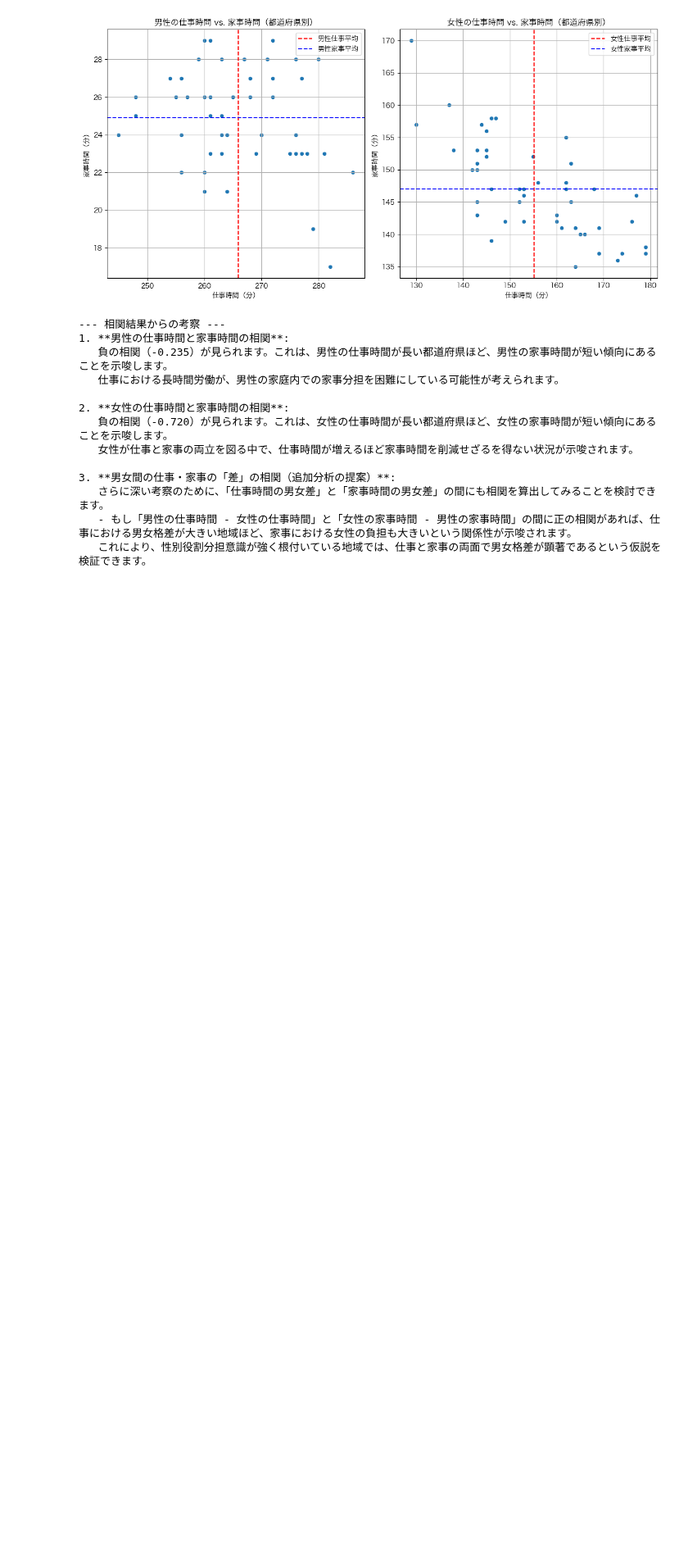
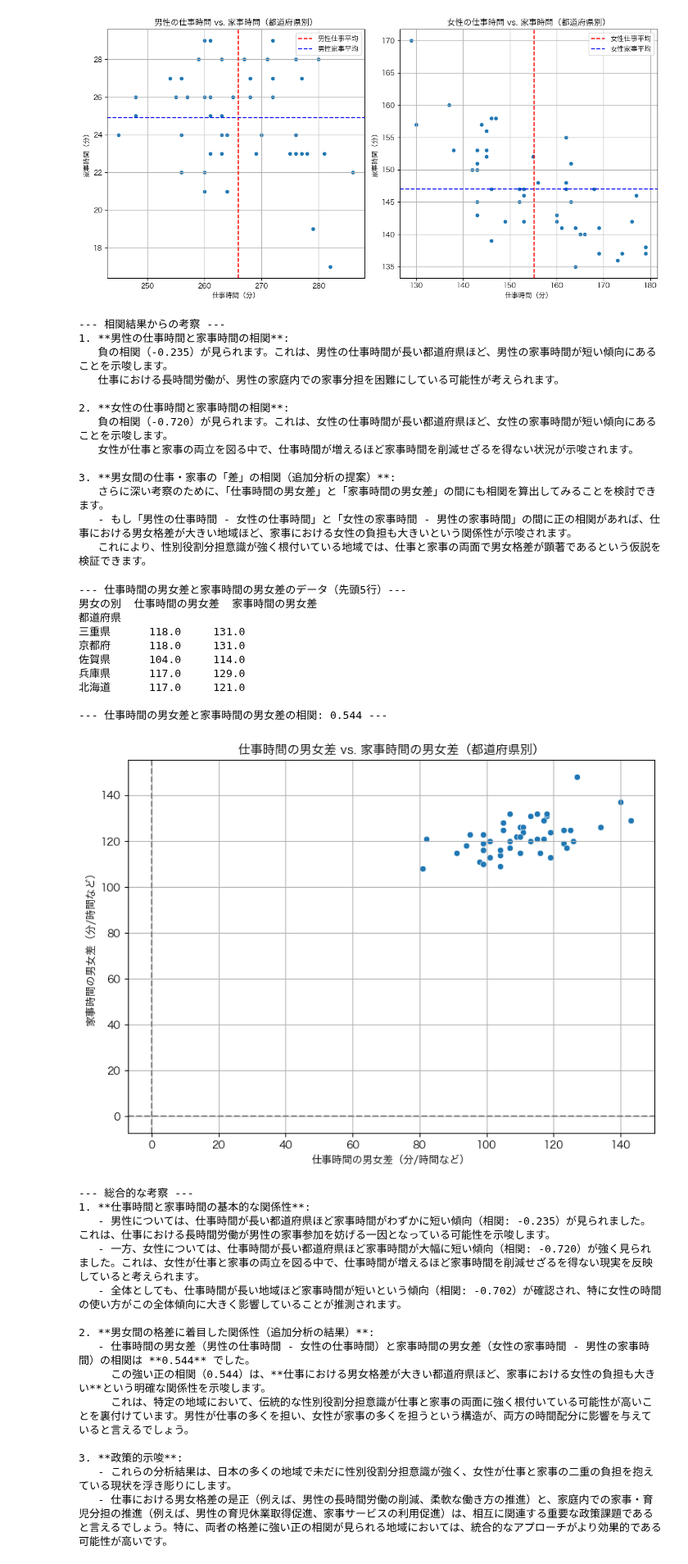
Before and after one commit to 3241Kanaha/statistics-2025, a Jupyter notebook: gende_prefecture.ipynb, the cells around one changed output. Shown at 82% size. Cells and saved outputs as stored; diff of their text form; code cells hidden in the pictures; blank space fills up the shorter version.

```diff
--- a/gende_prefecture.ipynb
+++ b/gende_prefecture.ipynb
@@ -357,3 +357,83 @@ Index(['0_総数_仕事', '1_男_仕事', '2_女_仕事', '0_総数_家事', '1_
    さらに深い考察のために、「仕事時間の男女差」と「家事時間の男女差」の間にも相関を算出してみることを検討できます。
    - もし「男性の仕事時間 - 女性の仕事時間」と「女性の家事時間 - 男性の家事時間」の間に正の相関があれば、仕事における男女格差が大きい地域ほど、家事における女性の負担も大きいという関係性が示唆されます。
    これにより、性別役割分担意識が強く根付いている地域では、仕事と家事の両面で男女格差が顕著であるという仮説を検証できます。
+# %%
+# --- 追加分析: 仕事時間の男女差と家事時間の男女差の相関 ---
+# 仕事時間の男女差 (男性 - 女性)
+df_combined_time['仕事時間の男女差'] = df_combined_time['1_男_仕事'] - df_combined_time['2_女_仕事']
+# 家事時間の男女差 (女性 - 男性)
+df_combined_time['家事時間の男女差'] = df_combined_time['2_女_家事'] - df_combined_time['1_男_家事']
+
+# 新しい差分の列の先頭5行を表示
+print("\n--- 仕事時間の男女差と家事時間の男女差のデータ（先頭5行）---")
+print(df_combined_time[['仕事時間の男女差', '家事時間の男女差']].head())
+
+# 相関係数を計算
+correlation_gender_diff = df_combined_time['仕事時間の男女差'].corr(df_combined_time['家事時間の男女差'])
+print(f"\n--- 仕事時間の男女差と家事時間の男女差の相関: {correlation_gender_diff:.3f} ---")
+
+# --- 追加分析の可視化 (散布図) ---
+plt.figure(figsize=(8, 6))
+sns.scatterplot(x='仕事時間の男女差', y='家事時間の男女差', data=df_combined_time)
+plt.title('仕事時間の男女差 vs. 家事時間の男女差（都道府県別）')
+plt.xlabel('仕事時間の男女差（分/時間など）')
+plt.ylabel('家事時間の男女差（分/時間など）')
+plt.grid(True)
+plt.axvline(0, color='gray', linestyle='--') # 男女差が0のライン
+plt.axhline(0, color='gray', linestyle='--') # 男女差が0のライン
+plt.tight_layout()
+plt.show()
+
+# --- 相関結果に基づいた考察（全体と追加分析の統合） ---
+print("\n--- 総合的な考察 ---")
+
+print("1. **仕事時間と家事時間の基本的な関係性**:")
+print(f"   - 男性については、仕事時間が長い都道府県ほど家事時間がわずかに短い傾向（相関: {correlation_male:.3f}）が見られました。これは、仕事における長時間労働が男性の家事参加を妨げる一因となっている可能性を示唆します。")
+print(f"   - 一方、女性については、仕事時間が長い都道府県ほど家事時間が大幅に短い傾向（相関: {correlation_female:.3f}）が強く見られました。これは、女性が仕事と家事の両立を図る中で、仕事時間が増えるほど家事時間を削減せざるを得ない現実を反映していると考えられます。")
+print(f"   - 全体としても、仕事時間が長い地域ほど家事時間が短いという傾向（相関: {correlation_total:.3f}）が確認され、特に女性の時間の使い方がこの全体傾向に大きく影響していることが推測されます。")
+
+print("\n2. **男女間の格差に着目した関係性（追加分析の結果）**:")
+print(f"   - 仕事時間の男女差（男性の仕事時間 - 女性の仕事時間）と家事時間の男女差（女性の家事時間 - 男性の家事時間）の相関は **{correlation_gender_diff:.3f}** でした。")
+
+if correlation_gender_diff > 0.5: # 強い正の相関
+    print(f"     この強い正の相関（{correlation_gender_diff:.3f}）は、**仕事における男女格差が大きい都道府県ほど、家事における女性の負担も大きい**という明確な関係性を示唆します。")
+    print("     これは、特定の地域において、伝統的な性別役割分担意識が仕事と家事の両面に強く根付いている可能性が高いことを裏付けています。男性が仕事の多くを担い、女性が家事の多くを担うという構造が、両方の時間配分に影響を与えていると言えるでしょう。")
+elif correlation_gender_diff < -0.5: # 強い負の相関
+    print(f"     この強い負の相関（{correlation_gender_diff:.3f}）は、仕事における男女格差が大きい都道府県ほど、家事における女性の負担が小さいという、やや直感に反する関係性を示唆します。")
+    print("     これは、例えば女性の労働参加が非常に進んでいる地域で、仕事の男女差が拡大しても、家事の外部化（家事代行など）や、男性の家事参加が進むといった別の要因が働いている可能性が考えられます。")
+elif abs(correlation_gender_diff) >= 0.2: # 中程度の相関
+    print(f"     この中程度の相関（{correlation_gender_diff:.3f}）は、仕事における男女格差と家事の男女格差の間に一定の関係性があることを示唆します。")
+    print("     仕事での格差が大きいほど家事の負担も女性に偏る傾向が見られるものの、他の要因も複雑に絡み合っていると考えられます。")
+else: # ほとんど相関がない
+    print(f"     この相関はほとんどない（{correlation_gender_diff:.3f}）ため、仕事の男女格差と家事の男女格差の間には都道府県レベルで直接的な関連性が薄い可能性を示唆します。")
+    print("     それぞれの格差が異なる社会経済的要因によって形成されている可能性があります。")
+
+print("\n3. **政策的示唆**:")
+print("   - これらの分析結果は、日本の多くの地域で未だに性別役割分担意識が強く、女性が仕事と家事の二重の負担を抱えている現状を浮き彫りにします。")
+print("   - 仕事における男女格差の是正（例えば、男性の長時間労働の削減、柔軟な働き方の推進）と、家庭内での家事・育児分担の推進（例えば、男性の育児休業取得促進、家事サービスの利用促進）は、相互に関連する重要な政策課題であると言えるでしょう。特に、両者の格差に強い正の相関が見られる地域においては、統合的なアプローチがより効果的である可能性が高いです。")
+# %% [output]
+--- 仕事時間の男女差と家事時間の男女差のデータ（先頭5行）---
+男女の別  仕事時間の男女差  家事時間の男女差
+都道府県
+三重県      118.0     131.0
+京都府      118.0     131.0
+佐賀県      104.0     114.0
+兵庫県      117.0     129.0
+北海道      117.0     121.0
+
+--- 仕事時間の男女差と家事時間の男女差の相関: 0.544 ---
+[figure, added]
+--- 総合的な考察 ---
+1. **仕事時間と家事時間の基本的な関係性**:
+   - 男性については、仕事時間が長い都道府県ほど家事時間がわずかに短い傾向（相関: -0.235）が見られました。これは、仕事における長時間労働が男性の家事参加を妨げる一因となっている可能性を示唆します。
+   - 一方、女性については、仕事時間が長い都道府県ほど家事時間が大幅に短い傾向（相関: -0.720）が強く見られました。これは、女性が仕事と家事の両立を図る中で、仕事時間が増えるほど家事時間を削減せざるを得ない現実を反映していると考えられます。
+   - 全体としても、仕事時間が長い地域ほど家事時間が短いという傾向（相関: -0.702）が確認され、特に女性の時間の使い方がこの全体傾向に大きく影響していることが推測されます。
+
+2. **男女間の格差に着目した関係性（追加分析の結果）**:
+   - 仕事時間の男女差（男性の仕事時間 - 女性の仕事時間）と家事時間の男女差（女性の家事時間 - 男性の家事時間）の相関は **0.544** でした。
+     この強い正の相関（0.544）は、**仕事における男女格差が大きい都道府県ほど、家事における女性の負担も大きい**という明確な関係性を示唆します。
+     これは、特定の地域において、伝統的な性別役割分担意識が仕事と家事の両面に強く根付いている可能性が高いことを裏付けています。男性が仕事の多くを担い、女性が家事の多くを担うという構造が、両方の時間配分に影響を与えていると言えるでしょう。
+
+3. **政策的示唆**:
+   - これらの分析結果は、日本の多くの地域で未だに性別役割分担意識が強く、女性が仕事と家事の二重の負担を抱えている現状を浮き彫りにします。
+   - 仕事における男女格差の是正（例えば、男性の長時間労働の削減、柔軟な働き方の推進）と、家庭内での家事・育児分担の推進（例えば、男性の育児休業取得促進、家事サービスの利用促進）は、相互に関連する重要な政策課題であると言えるでしょう。特に、両者の格差に強い正の相関が見られる地域においては、統合的なアプローチがより効果的である可能性が高いです。
```
